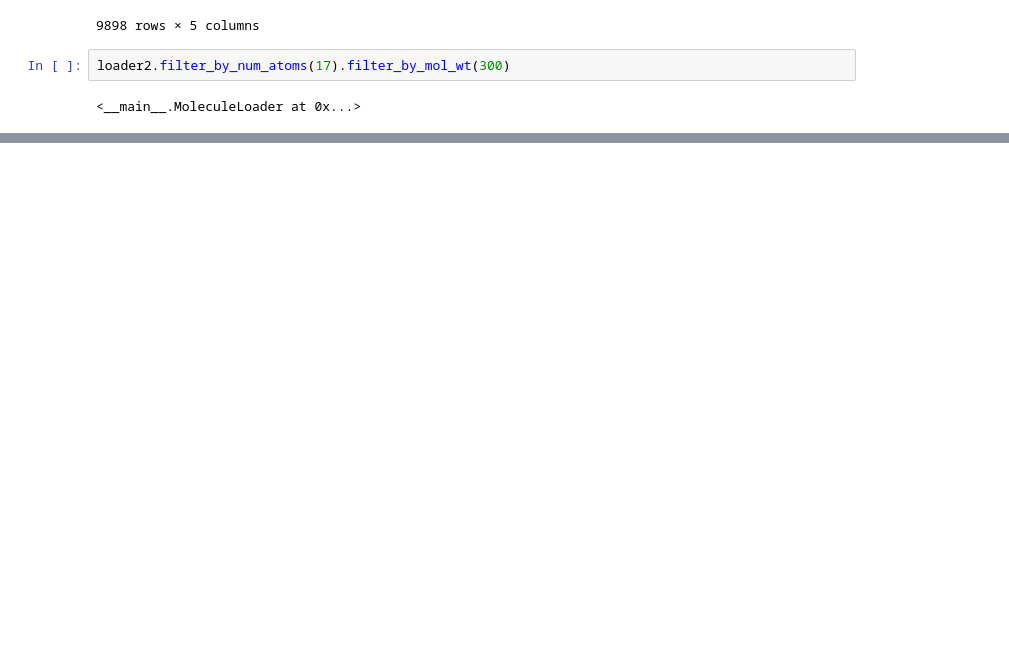
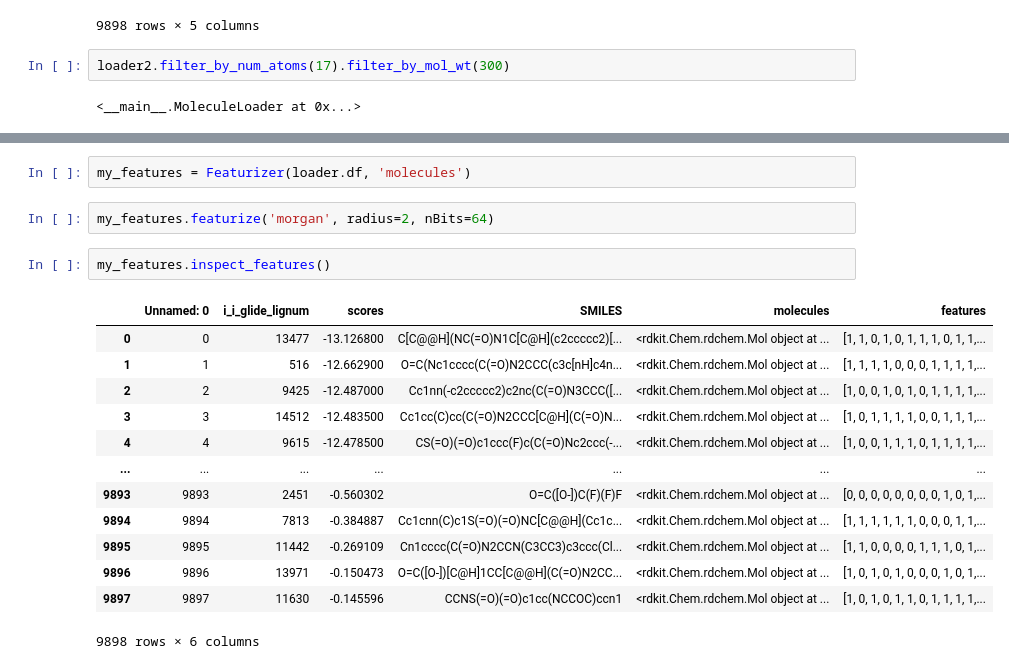
Before and after one commit to MolinDiscovery/MDRMF, a Jupyter notebook: dev_MoleculeLoader.ipynb, the cells around one changed output, grey strips where cells are left out. Drawn from its saved outputs; the diff is of its cells as text; blank space fills up the shorter version.

```diff
--- a/dev_MoleculeLoader.ipynb
+++ b/dev_MoleculeLoader.ipynb
@@ -164,0 +247,20 @@ loader2.df
+# %%
+my_features = Featurizer(loader.df, 'molecules')
+# %%
+my_features.featurize('morgan', radius=2, nBits=64)
+# %%
+my_features.inspect_features()
+# %% [output]
+|  | Unnamed: 0 | i_i_glide_lignum | scores | SMILES | molecules | features |
+| 0 | 0 | 13477 | -13.126800 | C[C@@H](NC(=O)N1C[C@H](c2ccccc2)[... | <rdkit.Chem.rdchem.Mol object at ... | [1, 1, 0, 1, 0, 1, 1, 1, 0, 1, 1,... |
+| 1 | 1 | 516 | -12.662900 | O=C(Nc1cccc(C(=O)N2CCC(c3c[nH]c4n... | <rdkit.Chem.rdchem.Mol object at ... | [1, 1, 1, 1, 0, 0, 0, 1, 1, 1, 1,... |
+| 2 | 2 | 9425 | -12.487000 | Cc1nn(-c2ccccc2)c2nc(C(=O)N3CCC([... | <rdkit.Chem.rdchem.Mol object at ... | [1, 0, 0, 1, 0, 1, 0, 1, 1, 1, 1,... |
+| 3 | 3 | 14512 | -12.483500 | Cc1cc(C)cc(C(=O)N2CCC[C@H](C(=O)N... | <rdkit.Chem.rdchem.Mol object at ... | [1, 0, 1, 1, 1, 1, 0, 0, 1, 1, 1,... |
+| 4 | 4 | 9615 | -12.478500 | CS(=O)(=O)c1ccc(F)c(C(=O)Nc2ccc(-... | <rdkit.Chem.rdchem.Mol object at ... | [1, 0, 0, 1, 1, 1, 0, 1, 1, 1, 1,... |
+| ... | ... | ... | ... | ... | ... | ... |
+| 9893 | 9893 | 2451 | -0.560302 | O=C([O-])C(F)(F)F | <rdkit.Chem.rdchem.Mol object at ... | [0, 0, 0, 0, 0, 0, 0, 0, 1, 0, 1,... |
+| 9894 | 9894 | 7813 | -0.384887 | Cc1cnn(C)c1S(=O)(=O)NC[C@@H](Cc1c... | <rdkit.Chem.rdchem.Mol object at ... | [1, 1, 1, 1, 1, 1, 0, 0, 0, 1, 1,... |
+| 9895 | 9895 | 11442 | -0.269109 | Cn1cccc(C(=O)N2CCN(C3CC3)c3ccc(Cl... | <rdkit.Chem.rdchem.Mol object at ... | [1, 1, 0, 0, 0, 0, 1, 1, 1, 0, 1,... |
+| 9896 | 9896 | 13971 | -0.150473 | O=C([O-])[C@H]1CC[C@@H](C(=O)N2CC... | <rdkit.Chem.rdchem.Mol object at ... | [1, 0, 1, 0, 1, 0, 0, 0, 1, 0, 1,... |
+| 9897 | 9897 | 11630 | -0.145596 | CCNS(=O)(=O)c1cc(NCCOC)ccn1 | <rdkit.Chem.rdchem.Mol object at ... | [1, 0, 1, 0, 1, 1, 0, 1, 1, 1, 1,... |
+9898 rows × 6 columns
```
Also changed, not shown: parts of 10 cells of this notebook, 6 other files.
